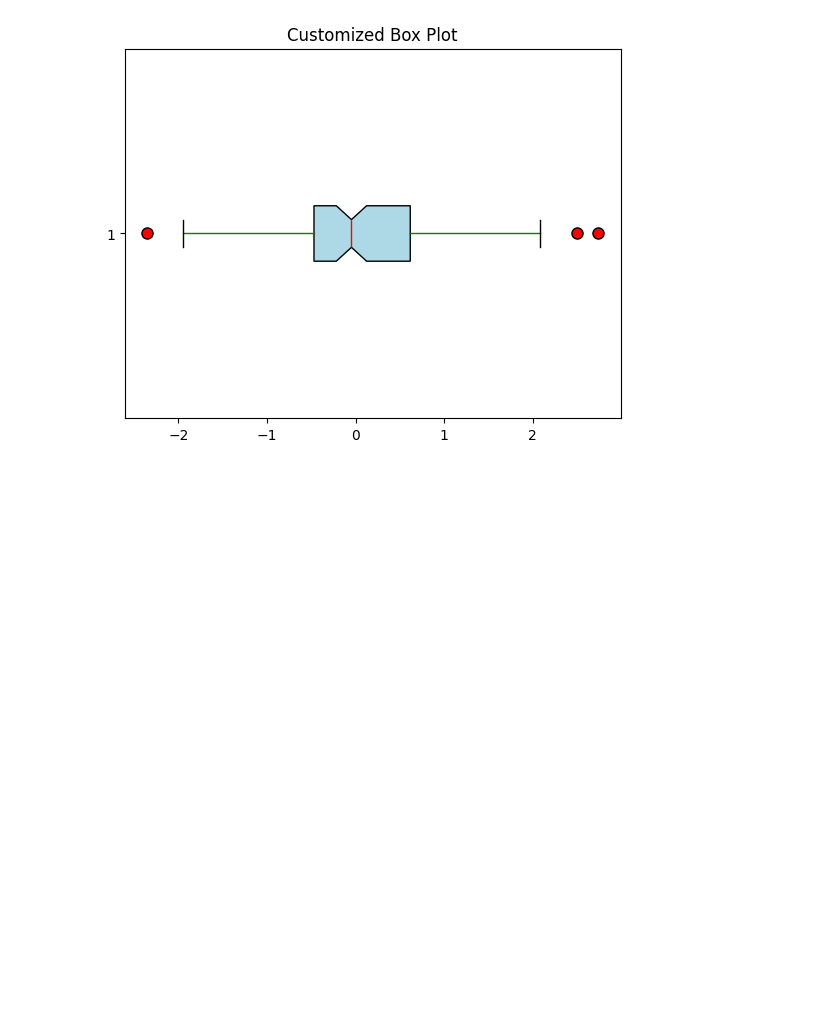
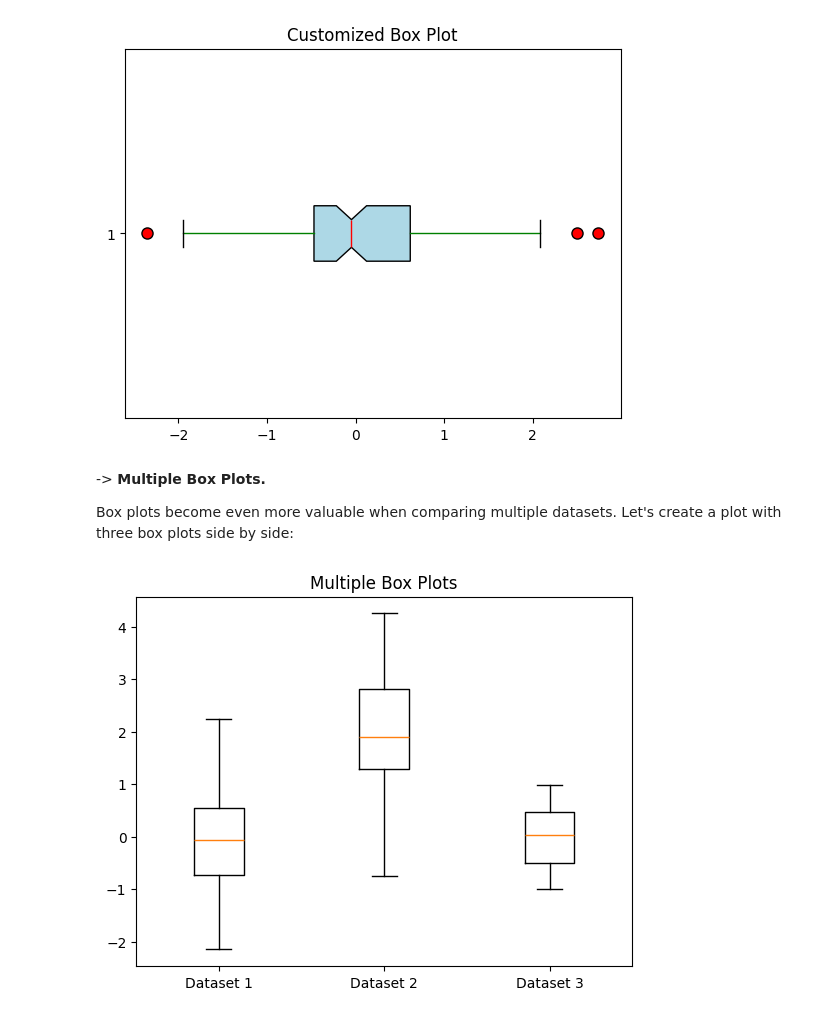
Before and after one commit to Rizwansaifi571/Matplotlib_Tutorial, a Jupyter notebook: BoxPlot.ipynb, the cells around one changed output. Saved outputs shown, nothing was run; the diff lists cells and outputs as text; code cells hidden in the pictures; blank space fills up the shorter version.

```diff
--- a/BoxPlot.ipynb
+++ b/BoxPlot.ipynb
@@ -49,3 +49,19 @@ plt.title('Customized Box Plot')
 plt.show()
 # %% [output]
 [figure]
+# %% [markdown]
+->  __Multiple Box Plots.__
+
+Box plots become even more valuable when comparing multiple datasets. Let's create a plot with three box plots side by side:
+# %%
+# Generating multiple datasets
+data_set1 = np.random.randn(100)
+data_set2 = np.random.normal(2, 1, 100)
+data_set3 = np.random.uniform(-1, 1, 100)
+
+# Multiple Box Plots
+plt.boxplot([data_set1, data_set2, data_set3], labels=['Dataset 1', 'Dataset 2', 'Dataset 3'])
+plt.title('Multiple Box Plots')
+plt.show()
+# %% [output]
+[figure, added]
```
